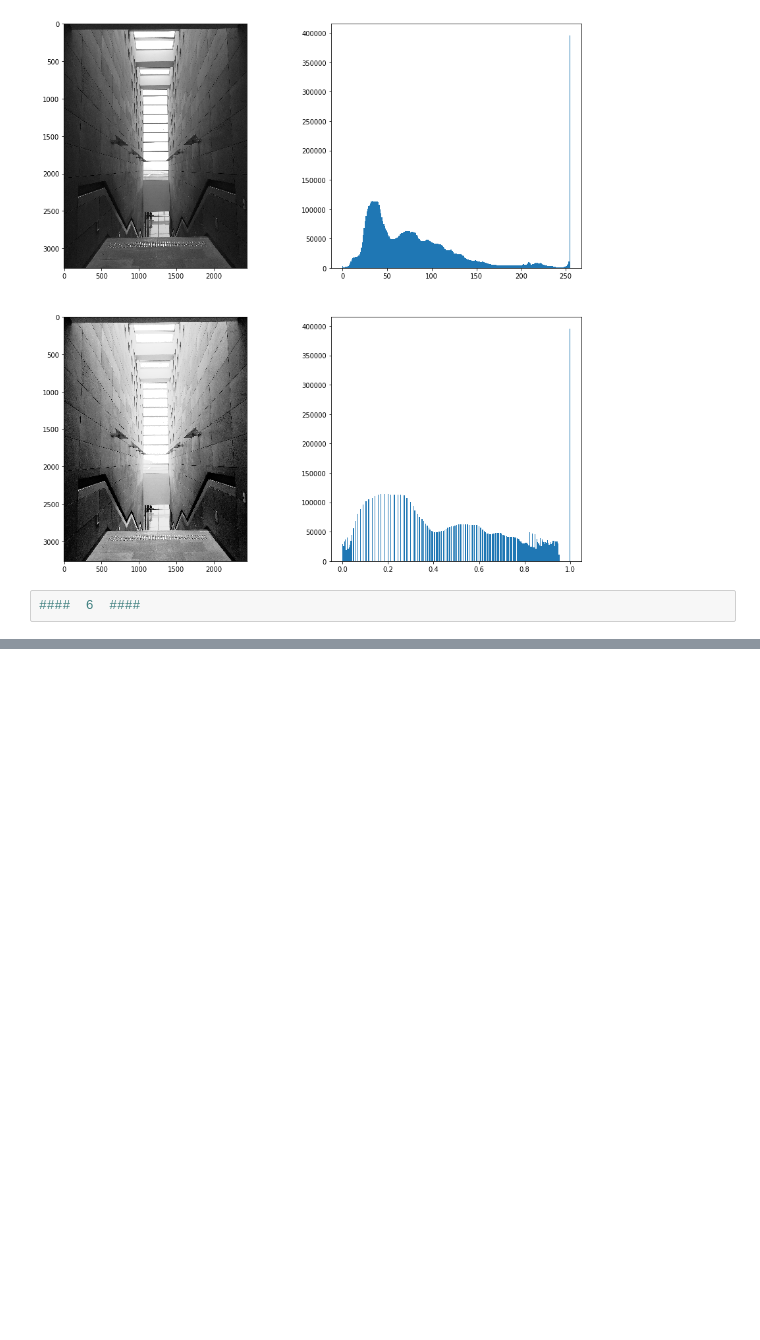
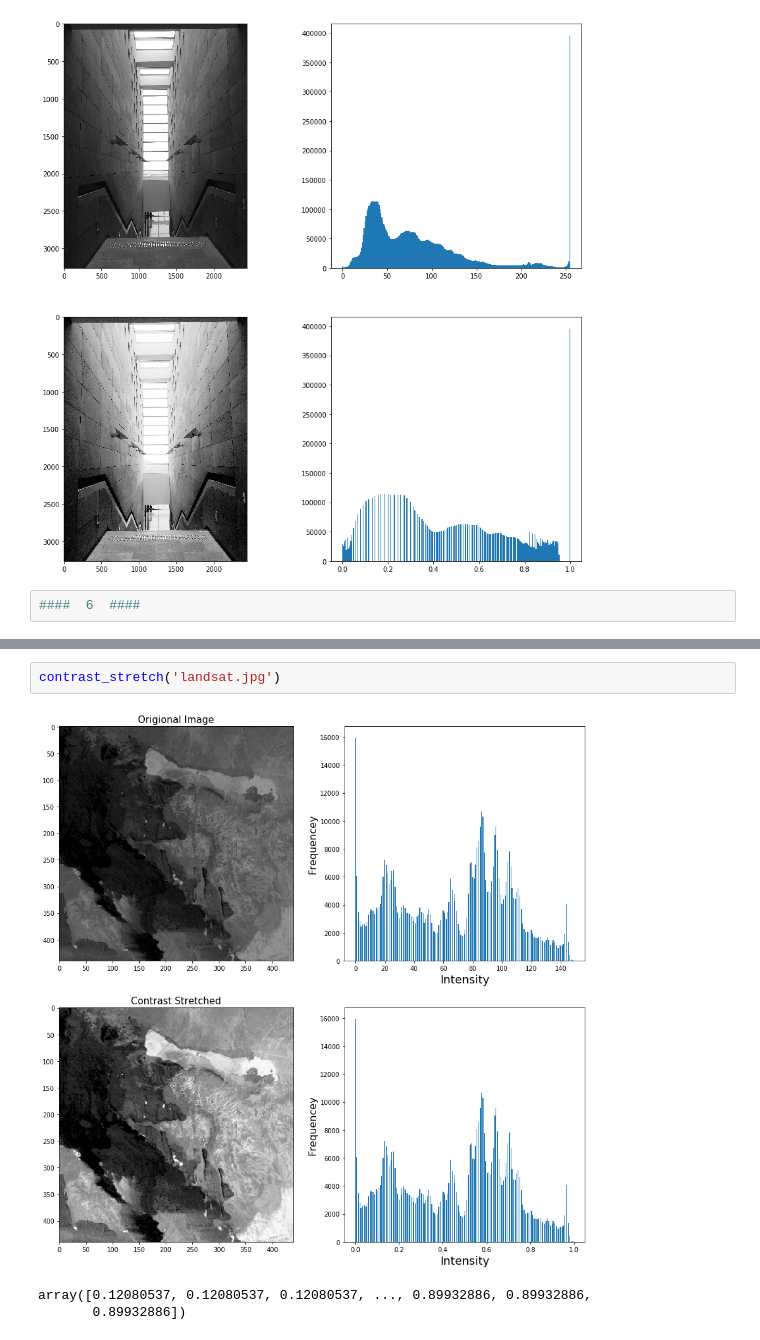
Before and after one commit to neezcha/483H2, a Jupyter notebook: 483h2.ipynb, the cells around one changed output, grey strips where cells are left out. Cells and saved outputs as stored; diff of their text form; blank space fills up the shorter version.

```diff
--- a/483h2.ipynb
+++ b/483h2.ipynb
@@ -98,0 +185,6 @@ wallHist = my_hist_equalization('wall_gray.jpg', 256)
+# %%
+contrast_stretch('landsat.jpg')
+# %% [output]
+[figure, added]
+array([0.12080537, 0.12080537, 0.12080537, ..., 0.89932886, 0.89932886,
+       0.89932886])
```
Also changed, not shown: parts of 5 cells of this notebook.
